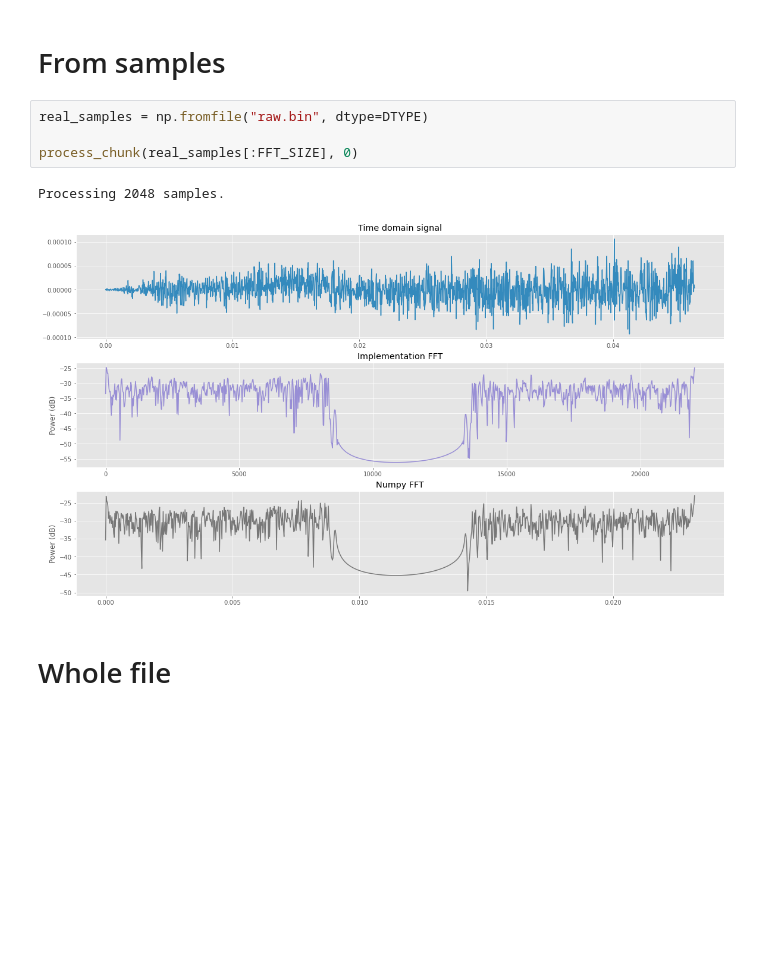
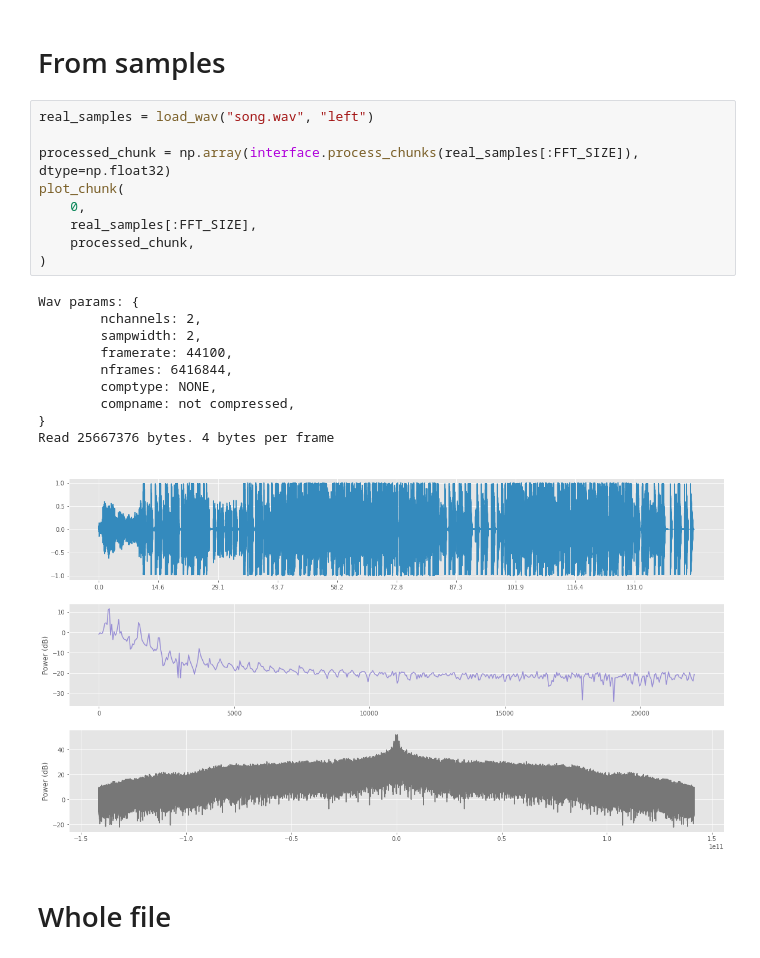
Before and after one commit to eloc3147/lightbox, a Jupyter notebook: processing_test/sample_debug.ipynb, the cells around one changed output. Drawn from its saved outputs; the diff is of its cells as text; blank space fills up the shorter version.

```diff
--- a/processing_test/sample_debug.ipynb
+++ b/processing_test/sample_debug.ipynb
@@ -27,12 +34,25 @@ Processing 2048 samples.
 # %% [markdown]
 # From samples
-# %%
-real_samples = np.fromfile("raw.bin", dtype=DTYPE)
-
-process_chunk(real_samples[:FFT_SIZE], 0)
-# %% [output]
-Processing 2048 samples.
-[figure, removed]
+# %%
+real_samples = load_wav("song.wav", "left")
+
+processed_chunk = np.array(interface.process_chunks(real_samples[:FFT_SIZE]), dtype=np.float32)
+plot_chunk(
+    0,
+    real_samples[:FFT_SIZE],
+    processed_chunk,
+)
+# %% [output]
+Wav params: {
+        nchannels: 2,
+        sampwidth: 2,
+        framerate: 44100,
+        nframes: 6416844,
+        comptype: NONE,
+        compname: not compressed,
+}
+Read 25667376 bytes. 4 bytes per frame
+[figure, added]
 # %% [markdown]
 # Whole file
 # %%
```
Also changed, not shown: parts of 3 cells of this notebook, 4 other files.
